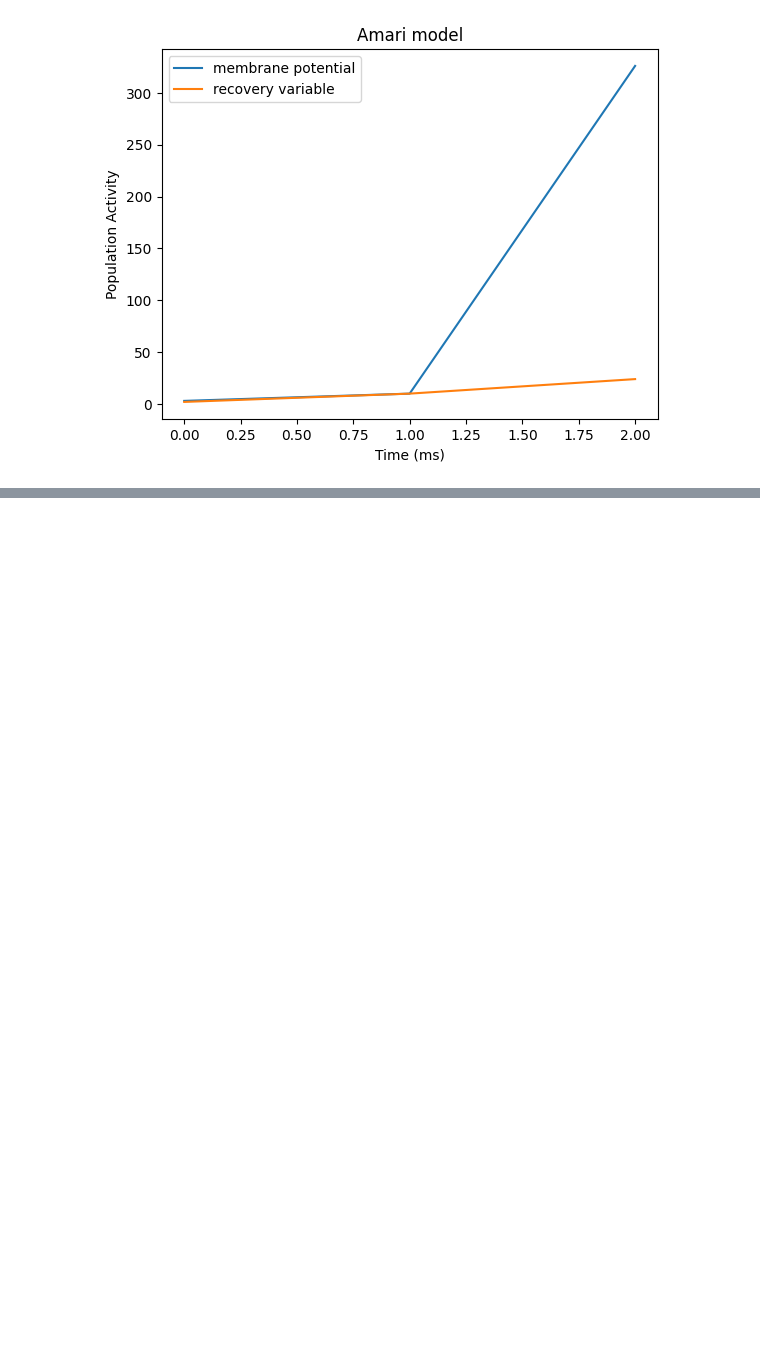
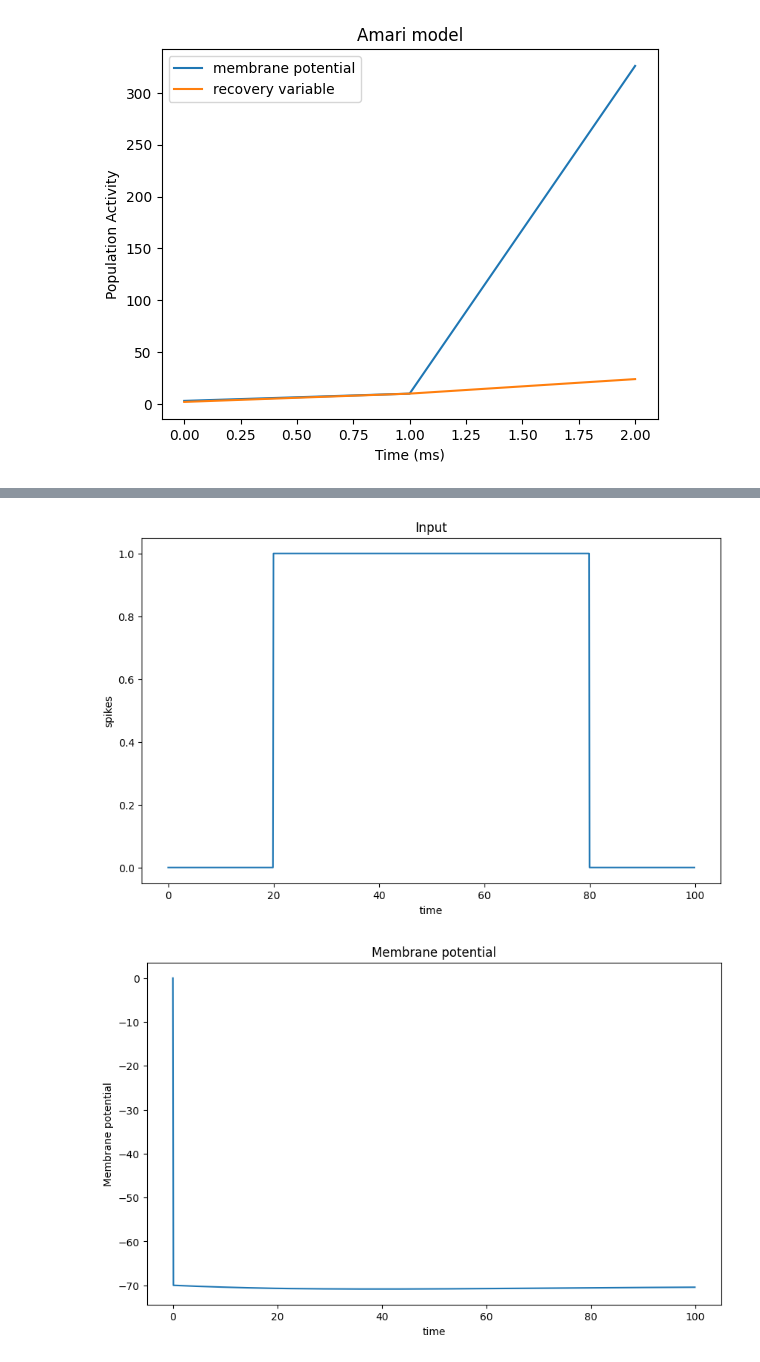
Before and after one commit to Da4kek/CNM, a Jupyter notebook: Example_usage.ipynb, the cells around one changed output, grey strips where cells are left out. Drawn from its saved outputs; the diff is of its cells as text; code cells hidden in the pictures; blank space fills up the shorter version.

```diff
--- a/Example_usage.ipynb
+++ b/Example_usage.ipynb
@@ -144,0 +162,6 @@ from src.utils.plot import plot_spike
+# %%
+plot_spike(time, In,title="Input",xlabel="time",ylabel="spikes")
+plot_spike(time, membrane_potential,title="Membrane potential",xlabel="time",ylabel="Membrane potential")
+# %% [output]
+[figure, added]
+[figure, added]
```
Also changed, not shown: parts of 6 cells of this notebook, 1 other file.
